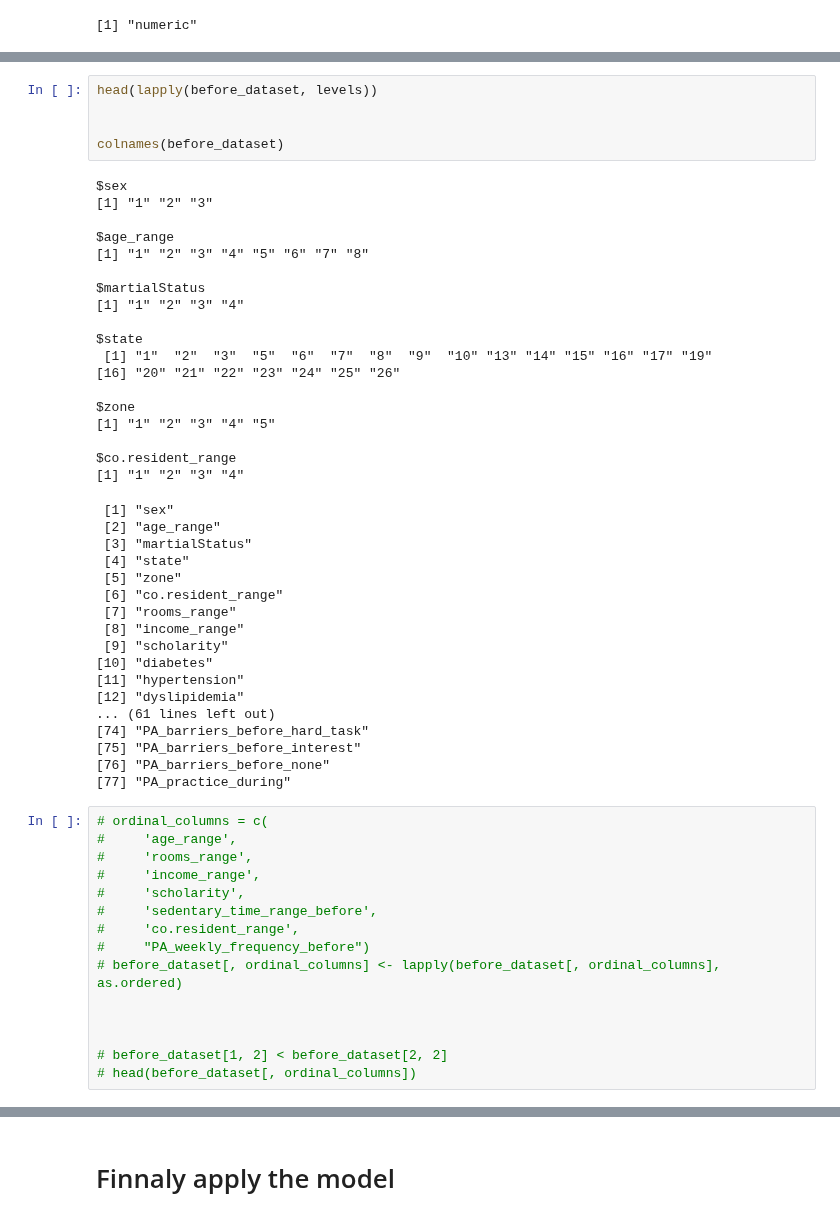
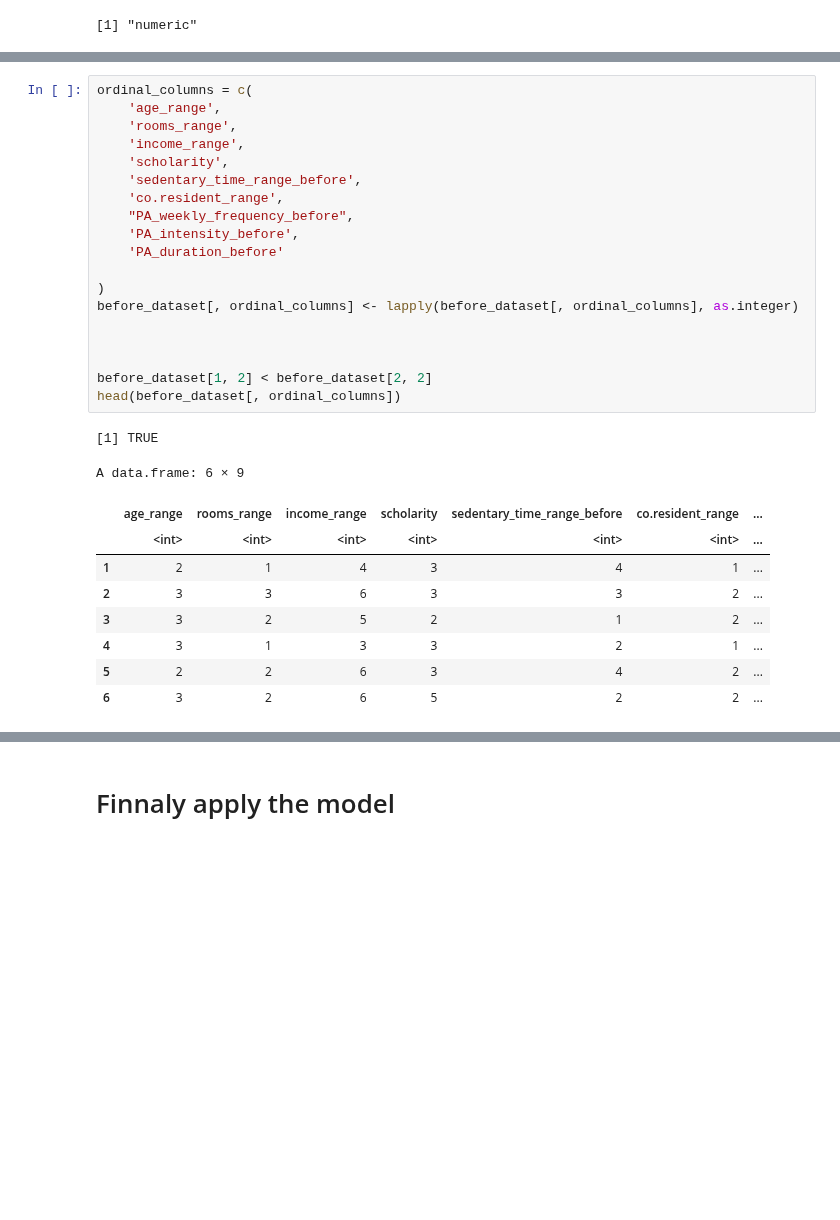
Before and after one commit to LASOS-INT/Barreiras-e-Facilitadores, a Jupyter notebook: R-notebooks/Script-main.ipynb, the cells around one changed output, grey strips where cells are left out. Saved outputs shown, nothing was run; the diff lists cells and outputs as text; blank space fills up the shorter version.

```diff
--- a/R-notebooks/Script-main.ipynb
+++ b/R-notebooks/Script-main.ipynb
@@ -78,56 +81,30 @@ dont_practice          hard         light      moderate
-# %%
-head(lapply(before_dataset, levels))
-
-
-colnames(before_dataset)
-# %% [output]
-$sex
-[1] "1" "2" "3"
-
-$age_range
-[1] "1" "2" "3" "4" "5" "6" "7" "8"
-
-$martialStatus
-[1] "1" "2" "3" "4"
-
-$state
- [1] "1"  "2"  "3"  "5"  "6"  "7"  "8"  "9"  "10" "13" "14" "15" "16" "17" "19"
-[16] "20" "21" "22" "23" "24" "25" "26"
-
-$zone
-[1] "1" "2" "3" "4" "5"
-
-$co.resident_range
-[1] "1" "2" "3" "4"
- [1] "sex"
- [2] "age_range"
- [3] "martialStatus"
- [4] "state"
- [5] "zone"
- [6] "co.resident_range"
- [7] "rooms_range"
- [8] "income_range"
- [9] "scholarity"
-[10] "diabetes"
-[11] "hypertension"
-[12] "dyslipidemia"
-... (61 lines left out)
-[74] "PA_barriers_before_hard_task"
-[75] "PA_barriers_before_interest"
-[76] "PA_barriers_before_none"
-[77] "PA_practice_during"
 # %%
-# ordinal_columns = c(
-#     'age_range',
-#     'rooms_range',
-#     'income_range',
-#     'scholarity',
-#     'sedentary_time_range_before',
-#     'co.resident_range',
-#     "PA_weekly_frequency_before")
-# before_dataset[, ordinal_columns] <- lapply(before_dataset[, ordinal_columns], as.ordered)
+ordinal_columns = c(
+    'age_range',
+    'rooms_range',
+    'income_range',
+    'scholarity',
+    'sedentary_time_range_before',
+    'co.resident_range',
+    "PA_weekly_frequency_before",
+    'PA_intensity_before',
+    'PA_duration_before'
+
+)
+before_dataset[, ordinal_columns] <- lapply(before_dataset[, ordinal_columns], as.integer)
 
 
 
-# before_dataset[1, 2] < before_dataset[2, 2]
-# head(before_dataset[, ordinal_columns])
+before_dataset[1, 2] < before_dataset[2, 2]
+head(before_dataset[, ordinal_columns])
+# %% [output]
+[1] TRUE
+A data.frame: 6 × 9
+|  | age_range | rooms_range | income_range | scholarity | sedentary_time_range_before | co.resident_range | ... |
+|  | <int> | <int> | <int> | <int> | <int> | <int> | ... |
+| 1 | 2 | 1 | 4 | 3 | 4 | 1 | ... |
+| 2 | 3 | 3 | 6 | 3 | 3 | 2 | ... |
+| 3 | 3 | 2 | 5 | 2 | 1 | 2 | ... |
+| 4 | 3 | 1 | 3 | 3 | 2 | 1 | ... |
+| 5 | 2 | 2 | 6 | 3 | 4 | 2 | ... |
+| 6 | 3 | 2 | 6 | 5 | 2 | 2 | ... |
```
Also changed, not shown: parts of 20 cells of this notebook.
